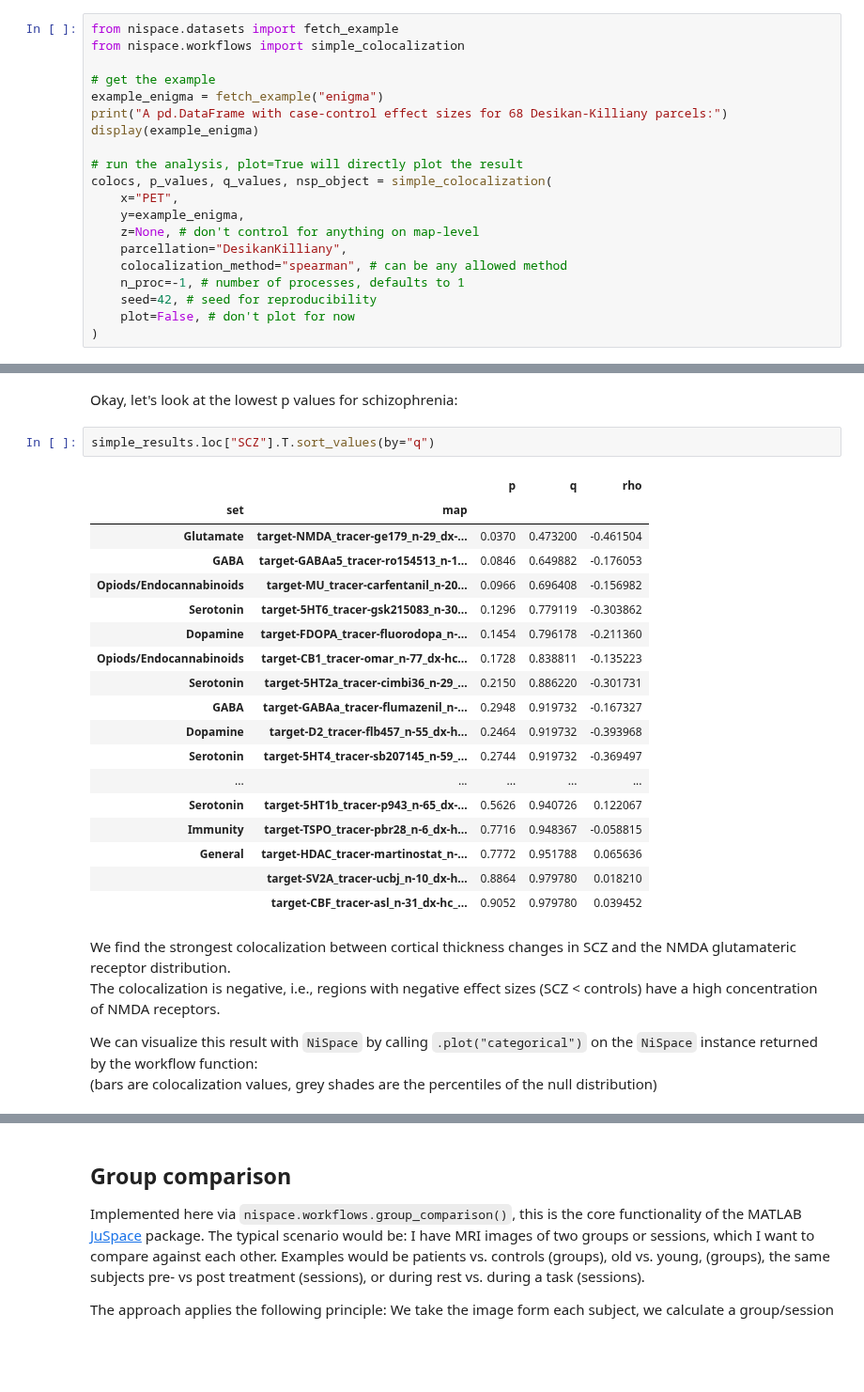
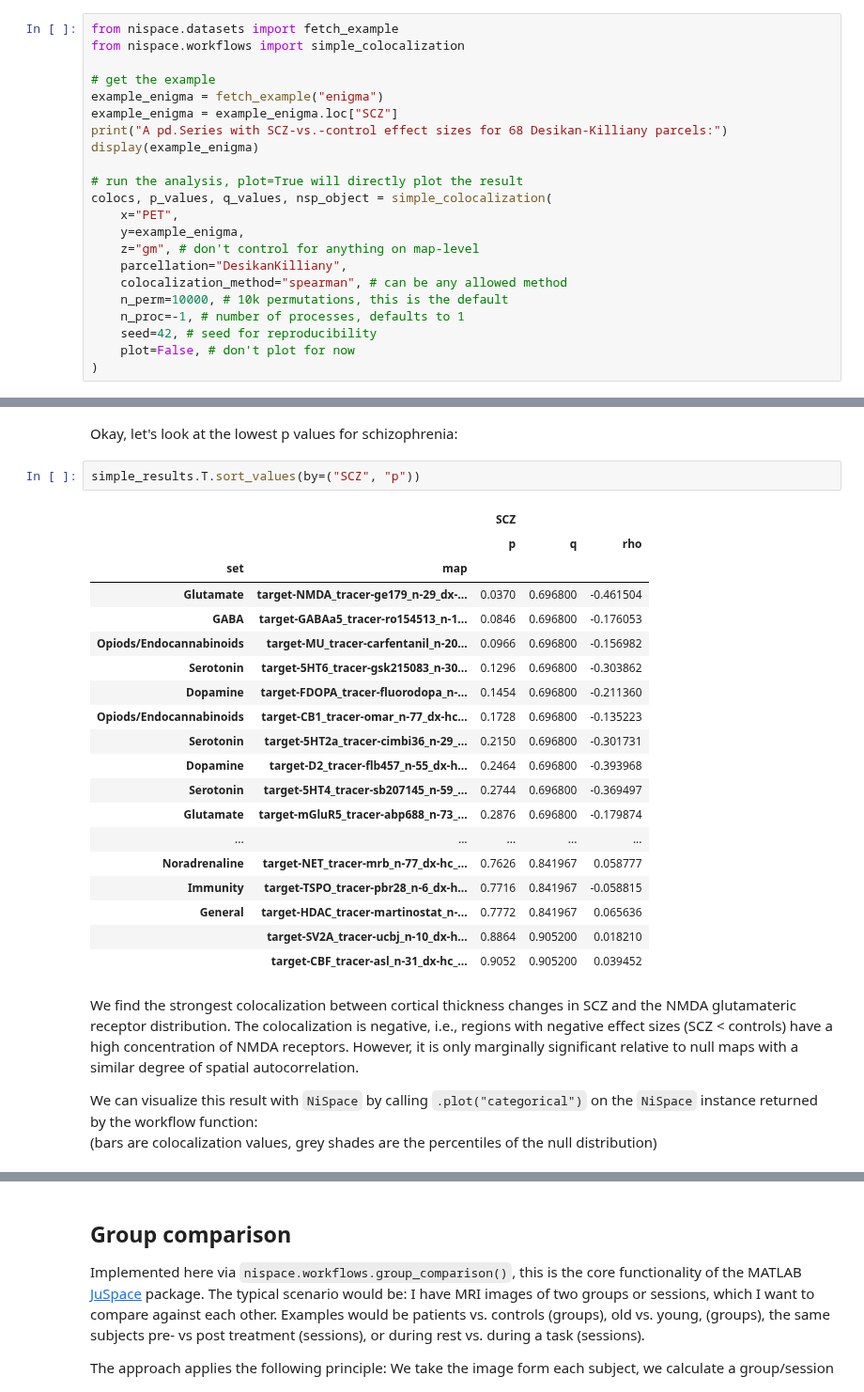
Before and after one commit to LeonDLotter/NiSpace, a Jupyter notebook: docs/nb_introduction/workflows.ipynb, the cells around one changed output, grey strips where cells are left out. Shown at 94% size. Drawn from its saved outputs; the diff is of its cells as text; blank space fills up the shorter version.

```diff
--- a/docs/nb_introduction/workflows.ipynb
+++ b/docs/nb_introduction/workflows.ipynb
@@ -21,16 +30,18 @@ from nispace.workflows import simple_colocalization
 
 # get the example
 example_enigma = fetch_example("enigma")
-print("A pd.DataFrame with case-control effect sizes for 68 Desikan-Killiany parcels:")
+example_enigma = example_enigma.loc["SCZ"]
+print("A pd.Series with SCZ-vs.-control effect sizes for 68 Desikan-Killiany parcels:")
 display(example_enigma)
 
 # run the analysis, plot=True will directly plot the result
 colocs, p_values, q_values, nsp_object = simple_colocalization(
     x="PET",
     y=example_enigma,
-    z=None, # don't control for anything on map-level
+    z="gm", # don't control for anything on map-level
     parcellation="DesikanKilliany",
     colocalization_method="spearman", # can be any allowed method
+    n_perm=10000, # 10k permutations, this is the default
     n_proc=-1, # number of processes, defaults to 1
     seed=42, # seed for reproducibility
     plot=False, # don't plot for now
@@ -114,29 +129,30 @@ display(simple_results.head(5))
 # %% [markdown]
 Okay, let's look at the lowest p values for schizophrenia:
 # %%
-simple_results.loc["SCZ"].T.sort_values(by="q")
+simple_results.T.sort_values(by=("SCZ", "p"))
 # %% [output]
+|  |  | SCZ |  |  |
 |  |  | p | q | rho |
 | set | map |  |  |  |
-| Glutamate | target-NMDA_tracer-ge179_n-29_dx-... | 0.0370 | 0.473200 | -0.461504 |
-| GABA | target-GABAa5_tracer-ro154513_n-1... | 0.0846 | 0.649882 | -0.176053 |
-| Opiods/Endocannabinoids | target-MU_tracer-carfentanil_n-20... | 0.0966 | 0.696408 | -0.156982 |
-| Serotonin | target-5HT6_tracer-gsk215083_n-30... | 0.1296 | 0.779119 | -0.303862 |
-| Dopamine | target-FDOPA_tracer-fluorodopa_n-... | 0.1454 | 0.796178 | -0.211360 |
-| Opiods/Endocannabinoids | target-CB1_tracer-omar_n-77_dx-hc... | 0.1728 | 0.838811 | -0.135223 |
-| Serotonin | target-5HT2a_tracer-cimbi36_n-29_... | 0.2150 | 0.886220 | -0.301731 |
-| GABA | target-GABAa_tracer-flumazenil_n-... | 0.2948 | 0.919732 | -0.167327 |
-| Dopamine | target-D2_tracer-flb457_n-55_dx-h... | 0.2464 | 0.919732 | -0.393968 |
-| Serotonin | target-5HT4_tracer-sb207145_n-59_... | 0.2744 | 0.919732 | -0.369497 |
+| Glutamate | target-NMDA_tracer-ge179_n-29_dx-... | 0.0370 | 0.696800 | -0.461504 |
+| GABA | target-GABAa5_tracer-ro154513_n-1... | 0.0846 | 0.696800 | -0.176053 |
+| Opiods/Endocannabinoids | target-MU_tracer-carfentanil_n-20... | 0.0966 | 0.696800 | -0.156982 |
+| Serotonin | target-5HT6_tracer-gsk215083_n-30... | 0.1296 | 0.696800 | -0.303862 |
+| Dopamine | target-FDOPA_tracer-fluorodopa_n-... | 0.1454 | 0.696800 | -0.211360 |
+| Opiods/Endocannabinoids | target-CB1_tracer-omar_n-77_dx-hc... | 0.1728 | 0.696800 | -0.135223 |
+| Serotonin | target-5HT2a_tracer-cimbi36_n-29_... | 0.2150 | 0.696800 | -0.301731 |
+| Dopamine | target-D2_tracer-flb457_n-55_dx-h... | 0.2464 | 0.696800 | -0.393968 |
+| Serotonin | target-5HT4_tracer-sb207145_n-59_... | 0.2744 | 0.696800 | -0.369497 |
+| Glutamate | target-mGluR5_tracer-abp688_n-73_... | 0.2876 | 0.696800 | -0.179874 |
 | ... | ... | ... | ... | ... |
-| Serotonin | target-5HT1b_tracer-p943_n-65_dx-... | 0.5626 | 0.940726 | 0.122067 |
-| Immunity | target-TSPO_tracer-pbr28_n-6_dx-h... | 0.7716 | 0.948367 | -0.058815 |
-| General | target-HDAC_tracer-martinostat_n-... | 0.7772 | 0.951788 | 0.065636 |
-|  | target-SV2A_tracer-ucbj_n-10_dx-h... | 0.8864 | 0.979780 | 0.018210 |
-|  | target-CBF_tracer-asl_n-31_dx-hc_... | 0.9052 | 0.979780 | 0.039452 |
+| Noradrenaline | target-NET_tracer-mrb_n-77_dx-hc_... | 0.7626 | 0.841967 | 0.058777 |
+| Immunity | target-TSPO_tracer-pbr28_n-6_dx-h... | 0.7716 | 0.841967 | -0.058815 |
+| General | target-HDAC_tracer-martinostat_n-... | 0.7772 | 0.841967 | 0.065636 |
+|  | target-SV2A_tracer-ucbj_n-10_dx-h... | 0.8864 | 0.905200 | 0.018210 |
+|  | target-CBF_tracer-asl_n-31_dx-hc_... | 0.9052 | 0.905200 | 0.039452 |
 # %% [markdown]
 We find the strongest colocalization between cortical thickness changes in SCZ and the NMDA glutamateric receptor distribution.
-The colocalization is negative, i.e., regions with negative effect sizes (SCZ < controls) have a high concentration of NMDA receptors.
+The colocalization is negative, i.e., regions with negative effect sizes (SCZ < controls) have a high concentration of NMDA receptors. However, it is only marginally significant relative to null maps with a similar degree of spatial autocorrelation.
 
 We can visualize this result with `NiSpace` by calling `.plot("categorical")` on the `NiSpace` instance returned by the workflow function:
 (bars are colocalization values, grey shades are the percentiles of the null distribution)
```
Also changed, not shown: parts of 15 cells of this notebook, 18 other files.
